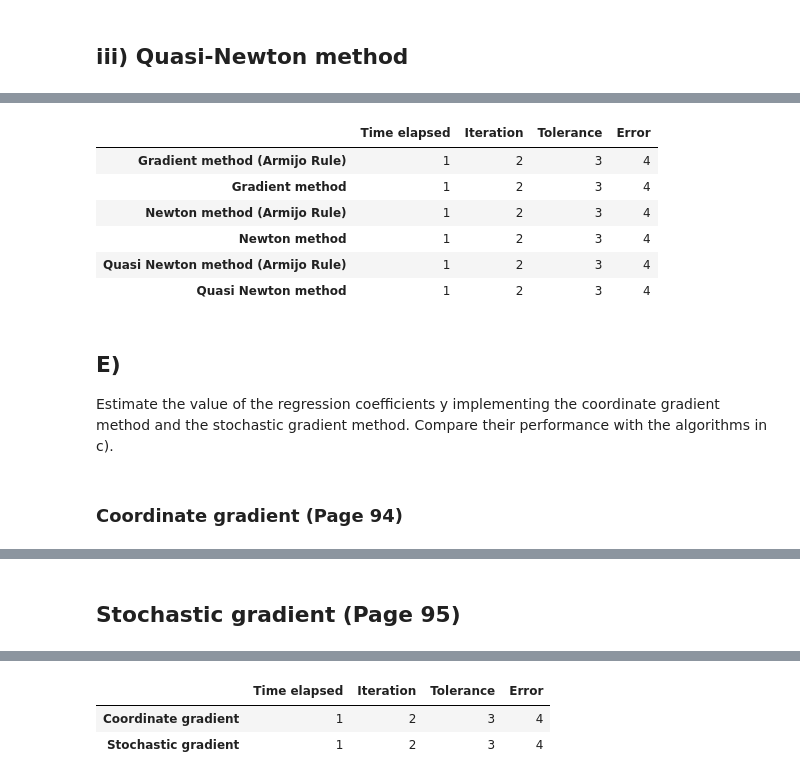
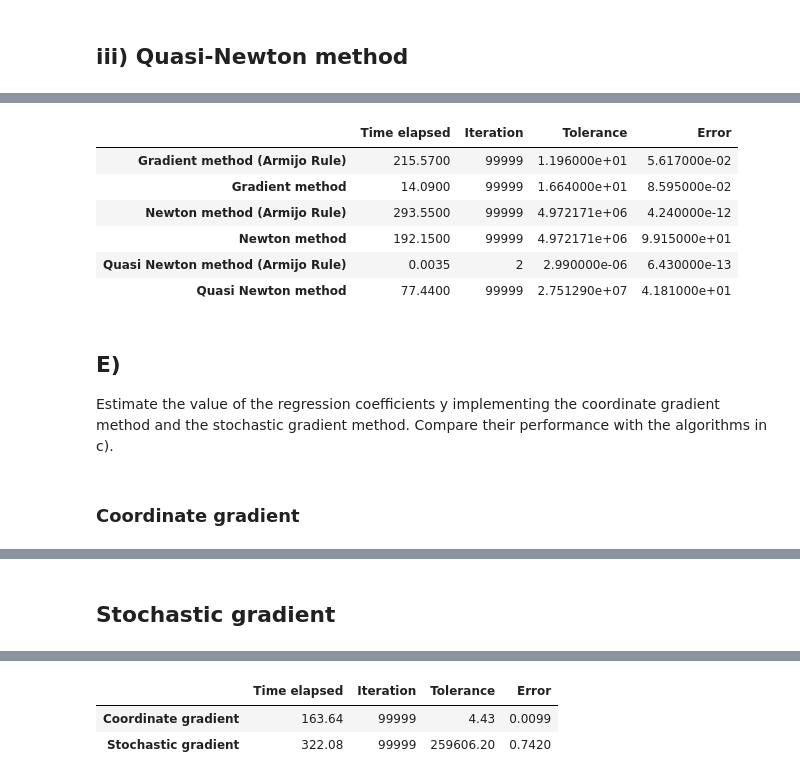
Before and after one commit to P-Mercator/Optimization_for_large-scale_data, a Jupyter notebook: 3rd Assignment.ipynb, the cells around one changed output, grey strips where cells are left out. Cells and saved outputs as stored; diff of their text form; code cells hidden in the pictures.

```diff
--- a/3rd Assignment.ipynb
+++ b/3rd Assignment.ipynb
@@ -726,30 +726,30 @@ print('error=',np.linalg.norm(np.transpose(beta_ls_exact)-beta_quasi,ord=2)/np.l
 # %%
 import sympy
 from pandas import DataFrame
 from sympy import *
 
 # For Final report we need to put 'Time elapsed', 'Iteration','Tolerance', 'Error'
 ### Fill value instead of 1 2 3 .....
-t = [[1 ,2 ,3 ,4 ], #Gradient method (Armijo Rule)
-     [1 ,2 ,3 ,4 ], #Gradient method
-     [1 ,2 ,3 ,4 ], #Newton method (Armijo Rule)
-     [1 ,2 ,3 ,4 ], #Newton method
-     [1 ,2 ,3 ,4 ], #Quasi Newton method (Armijo Rule)
-     [1 ,2 ,3 ,4 ]] #Quasi Newton method
+t = [[215.57 ,99999 ,11.96 ,0.05617 ], #Gradient method (Armijo Rule)
+     [14.09 ,99999 ,16.64 ,0.08595 ], #Gradient method
+     [293.55 ,99999 ,4972171.18 ,4.24e-12 ], #Newton method (Armijo Rule)
+     [192.15 ,99999 ,4972171.18 ,99.15 ], #Newton method
+     [0.0035 ,2 ,2.99e-6 ,6.43e-13 ], #Quasi Newton method (Armijo Rule)
+     [77.44 ,99999 ,27512897.56 ,41.81 ]] #Quasi Newton method
 
 
 
 table = DataFrame(t, index=['Gradient method (Armijo Rule)', 'Gradient method', 'Newton method (Armijo Rule)' , 'Newton method', 'Quasi Newton method (Armijo Rule)', 'Quasi Newton method'],
                   columns=['Time elapsed', 'Iteration', 'Tolerance', 'Error'])
 table
 # %% [output]
 |  | Time elapsed | Iteration | Tolerance | Error |
-| Gradient method (Armijo Rule) | 1 | 2 | 3 | 4 |
-| Gradient method | 1 | 2 | 3 | 4 |
-| Newton method (Armijo Rule) | 1 | 2 | 3 | 4 |
-| Newton method | 1 | 2 | 3 | 4 |
-| Quasi Newton method (Armijo Rule) | 1 | 2 | 3 | 4 |
-| Quasi Newton method | 1 | 2 | 3 | 4 |
+| Gradient method (Armijo Rule) | 215.5700 | 99999 | 1.196000e+01 | 5.617000e-02 |
+| Gradient method | 14.0900 | 99999 | 1.664000e+01 | 8.595000e-02 |
+| Newton method (Armijo Rule) | 293.5500 | 99999 | 4.972171e+06 | 4.240000e-12 |
+| Newton method | 192.1500 | 99999 | 4.972171e+06 | 9.915000e+01 |
+| Quasi Newton method (Armijo Rule) | 0.0035 | 2 | 2.990000e-06 | 6.430000e-13 |
+| Quasi Newton method | 77.4400 | 99999 | 2.751290e+07 | 4.181000e+01 |
 # %% [markdown]
 ## E)
 Estimate the value of the regression coefficients y implementing the coordinate gradient method and
@@ -762,7 +762,7 @@ def least_sq_reg_der_par(beta_ls,X,Y,i):
     aa= np.squeeze(np.asarray(pp))
     return aa
 # %% [markdown]
-### Coordinate gradient   (Page 94)
+### Coordinate gradient
 # %%
 import time
 import random
@@ -826,7 +826,7 @@ print('error=',np.linalg.norm(np.transpose(beta_ls_exact)-beta_coor,ord=2)/np.li
 ('Tolerance=', 4.4303189821277034)
 ('error=', 0.0098751677873833519)
 # %% [markdown]
-## Stochastic gradient  (Page 95)
+## Stochastic gradient
 # %%
 (a,b)=X.shape
 #alpha= 0.0000001
@@ -893,8 +893,8 @@ from sympy import *
 
 # For Final report we need to put 'Time elapsed', 'Iteration','Tolerance', 'Error'
 ### Fill value instead of 1 2 3 .....
-t = [[1 ,2 ,3 ,4 ], #Coordinate gradient
-     [1 ,2 ,3 ,4 ]] #Stochastic gradient
+t = [[163.64 ,99999 ,4.43 ,0.0099 ], #Coordinate gradient
+     [322.08 ,99999 ,259606.20 ,0.7420 ]] #Stochastic gradient
 
 
 table = DataFrame(t, index=['Coordinate gradient', 'Stochastic gradient'], columns=['Time elapsed', 'Iteration',
@@ -902,5 +902,5 @@ table = DataFrame(t, index=['Coordinate gradient', 'Stochastic gradient'], colum
 table
 # %% [output]
 |  | Time elapsed | Iteration | Tolerance | Error |
-| Coordinate gradient | 1 | 2 | 3 | 4 |
-| Stochastic gradient | 1 | 2 | 3 | 4 |
+| Coordinate gradient | 163.64 | 99999 | 4.43 | 0.0099 |
+| Stochastic gradient | 322.08 | 99999 | 259606.20 | 0.7420 |
```
Also changed, not shown: parts of 1 cell of this notebook, 1 other file.
